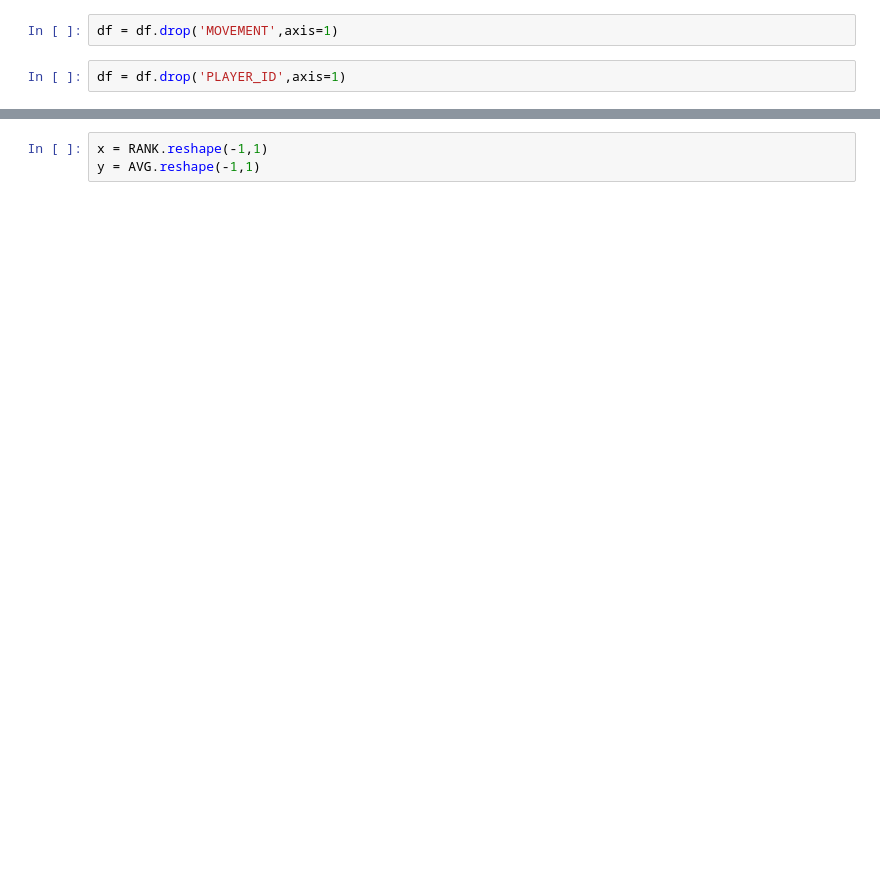
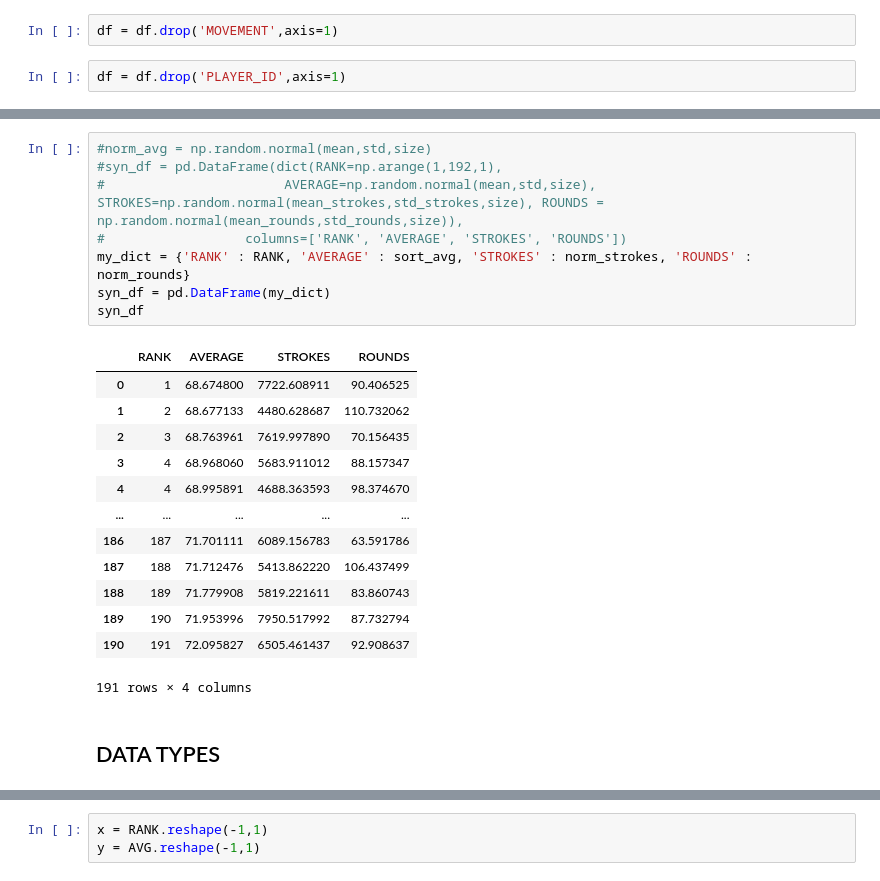
Before and after one commit to mickalleny2k/PfDA_Assignment, a Jupyter notebook: PfDA_Assignment.ipynb, the cells around one changed output, grey strips where cells are left out. Drawn from its saved outputs; the diff is of its cells as text; blank space fills up the shorter version.

```diff
--- a/PfDA_Assignment.ipynb
+++ b/PfDA_Assignment.ipynb
@@ -213,0 +458,24 @@ syn_df
+# %%
+#norm_avg = np.random.normal(mean,std,size)
+#syn_df = pd.DataFrame(dict(RANK=np.arange(1,192,1),
+#                       AVERAGE=np.random.normal(mean,std,size), STROKES=np.random.normal(mean_strokes,std_strokes,size), ROUNDS = np.random.normal(mean_rounds,std_rounds,size)),
+#                  columns=['RANK', 'AVERAGE', 'STROKES', 'ROUNDS'])
+my_dict = {'RANK' : RANK, 'AVERAGE' : sort_avg, 'STROKES' : norm_strokes, 'ROUNDS' : norm_rounds}
+syn_df = pd.DataFrame(my_dict)
+syn_df
+# %% [output]
+|  | RANK | AVERAGE | STROKES | ROUNDS |
+| 0 | 1 | 68.674800 | 7722.608911 | 90.406525 |
+| 1 | 2 | 68.677133 | 4480.628687 | 110.732062 |
+| 2 | 3 | 68.763961 | 7619.997890 | 70.156435 |
+| 3 | 4 | 68.968060 | 5683.911012 | 88.157347 |
+| 4 | 4 | 68.995891 | 4688.363593 | 98.374670 |
+| ... | ... | ... | ... | ... |
+| 186 | 187 | 71.701111 | 6089.156783 | 63.591786 |
+| 187 | 188 | 71.712476 | 5413.862220 | 106.437499 |
+| 188 | 189 | 71.779908 | 5819.221611 | 83.860743 |
+| 189 | 190 | 71.953996 | 7950.517992 | 87.732794 |
+| 190 | 191 | 72.095827 | 6505.461437 | 92.908637 |
+191 rows × 4 columns
+# %% [markdown]
+## DATA TYPES
```
Also changed, not shown: parts of 205 cells of this notebook.
